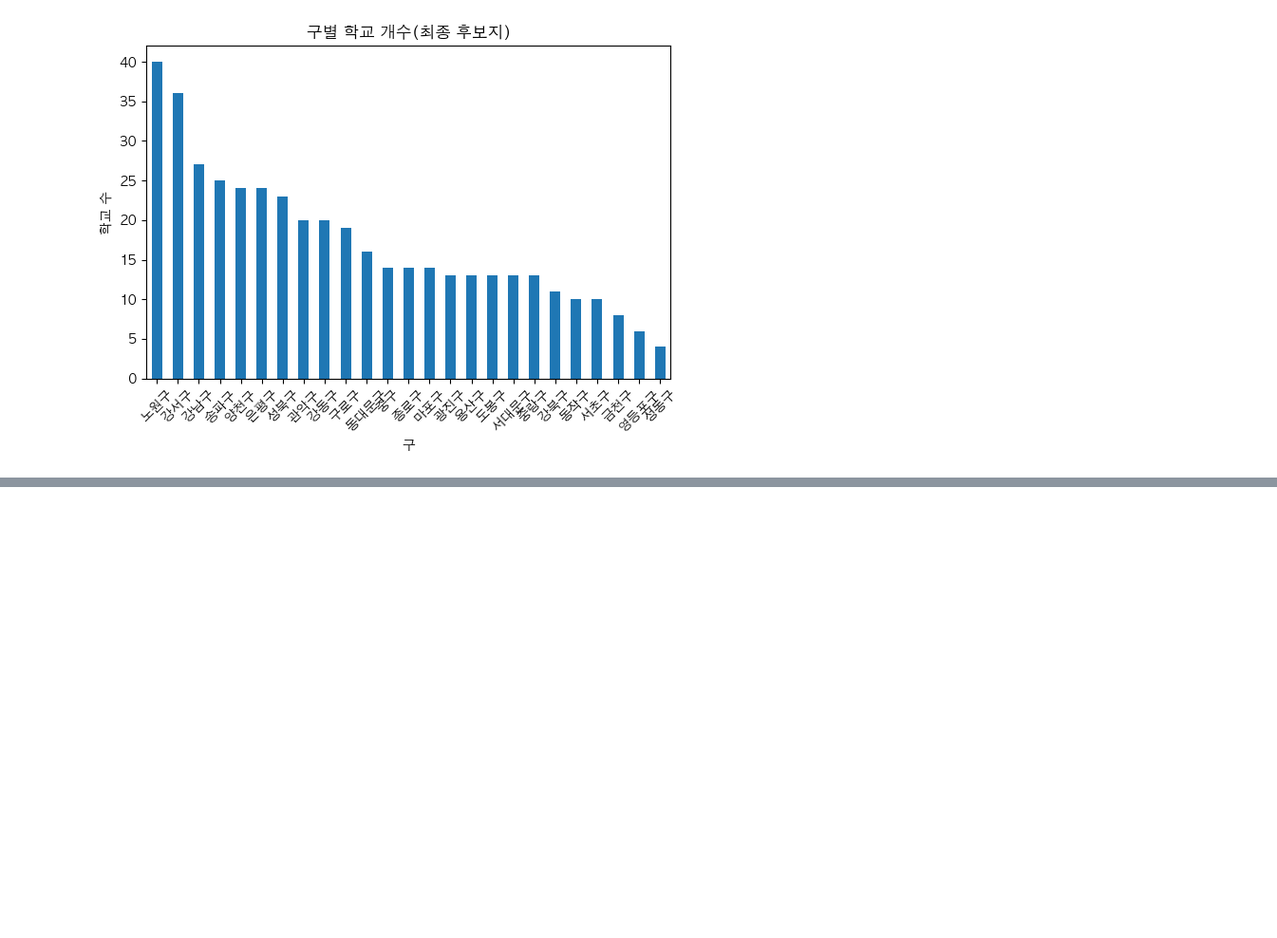
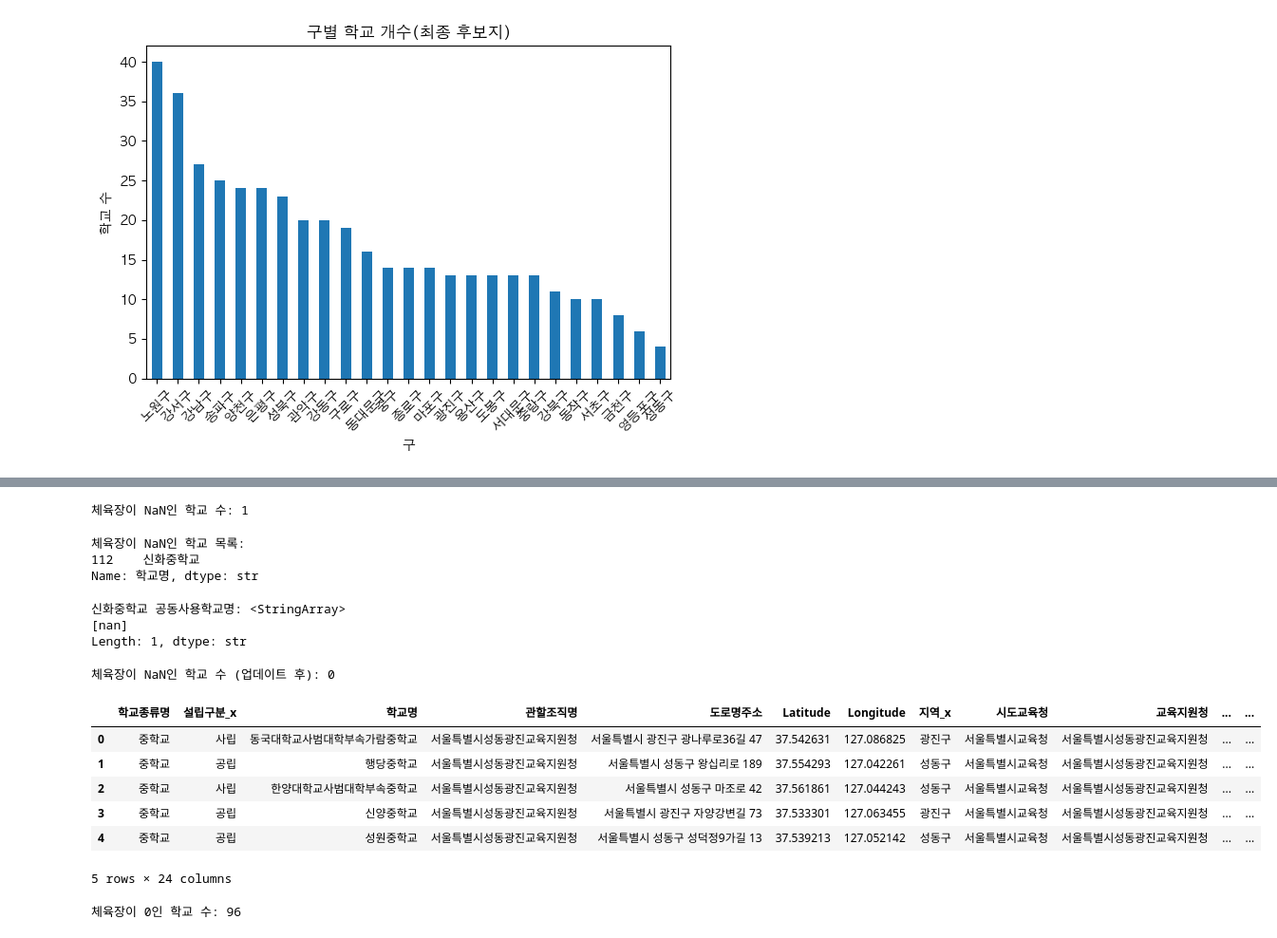
Before and after one commit to seoyeonx/lgl-mfc-location-project, a Jupyter notebook: MFC 후보지.ipynb, the cells around one changed output, grey strips where cells are left out. Shown at 95% size. Drawn from its saved outputs; the diff is of its cells as text; code cells hidden in the pictures; blank space fills up the shorter version.

```diff
--- a/MFC 후보지.ipynb
+++ b/MFC 후보지.ipynb
@@ -1055,0 +957,4 @@ m
+# %%
+# 2025년도_학교용지 현황 불러오기
+df_size_mid = pd.read_csv('data/2025년도_학교용지 현황(중)_서울특별시교육청.csv')
+df_size_high = pd.read_csv('data/2025년도_학교용지 현황(고)_서울특별시교육청.csv')
@@ -1055,0 +979,4 @@ m
+# %%
+# df_size_mid와 df_size_high 합치기
+df_size = pd.concat([df_size_mid, df_size_high], ignore_index=True)
+df_size.head()
@@ -1055,0 +990,4 @@ m
+# %%
+# final_candidates와 df_size를 학교명 기준으로 병합
+df_final = pd.merge(final_candidates, df_size, on='학교명', how='left')
+df_final.info()
@@ -1055,0 +1012,46 @@ m
+# %%
+# 체육장이 NaN인 학교 개수 확인
+num_gym_na = df_final['체육장'].isna().sum()
+print(f"체육장이 NaN인 학교 수: {num_gym_na}")
+# %% [output]
+체육장이 NaN인 학교 수: 1
+# %%
+# 체육장이 NaN인 학교 출력하기
+print("체육장이 NaN인 학교 목록:")
+print(df_final[df_final['체육장'].isna()]['학교명'])
+# %% [output]
+체육장이 NaN인 학교 목록:
+112    신화중학교
+Name: 학교명, dtype: str
+# %%
+# 신화중학교 공동사용학교명 확인
+shinwha_shared = df_final[df_final['학교명'] == '신화중학교']['공동사용학교명'].values
+print(f"신화중학교 공동사용학교명: {shinwha_shared}")
+# %% [output]
+신화중학교 공동사용학교명: <StringArray>
+[nan]
+Length: 1, dtype: str
+# %%
+# 신화중학교 체육장 크기는 법령으로 규정된 4,200㎡로 대체
+df_final.loc[df_final['학교명'] == '신화중학교', '체육장'] = 4200
+# 체육장이 NaN인 학교 개수 다시 확인
+num_gym_na_updated = df_final['체육장'].isna().sum()
+print(f"체육장이 NaN인 학교 수 (업데이트 후): {num_gym_na_updated}")
+# %% [output]
+체육장이 NaN인 학교 수 (업데이트 후): 0
+# %%
+df_final.head()
+# %% [output]
+|  | 학교종류명 | 설립구분_x | 학교명 | 관할조직명 | 도로명주소 | Latitude | Longitude | 지역_x | 시도교육청 | 교육지원청 | ... | ... |
+| 0 | 중학교 | 사립 | 동국대학교사범대학부속가람중학교 | 서울특별시성동광진교육지원청 | 서울특별시 광진구 광나루로36길 47 | 37.542631 | 127.086825 | 광진구 | 서울특별시교육청 | 서울특별시성동광진교육지원청 | ... | ... |
+| 1 | 중학교 | 공립 | 행당중학교 | 서울특별시성동광진교육지원청 | 서울특별시 성동구 왕십리로 189 | 37.554293 | 127.042261 | 성동구 | 서울특별시교육청 | 서울특별시성동광진교육지원청 | ... | ... |
+| 2 | 중학교 | 사립 | 한양대학교사범대학부속중학교 | 서울특별시성동광진교육지원청 | 서울특별시 성동구 마조로 42 | 37.561861 | 127.044243 | 성동구 | 서울특별시교육청 | 서울특별시성동광진교육지원청 | ... | ... |
+| 3 | 중학교 | 공립 | 신양중학교 | 서울특별시성동광진교육지원청 | 서울특별시 광진구 자양강변길 73 | 37.533301 | 127.063455 | 광진구 | 서울특별시교육청 | 서울특별시성동광진교육지원청 | ... | ... |
+| 4 | 중학교 | 공립 | 성원중학교 | 서울특별시성동광진교육지원청 | 서울특별시 성동구 성덕정9가길 13 | 37.539213 | 127.052142 | 성동구 | 서울특별시교육청 | 서울특별시성동광진교육지원청 | ... | ... |
+5 rows × 24 columns
+# %%
+# 체육장이 0인 학교 개수 확인
+num_gym_zero = df_final[df_final['체육장'] == 0].shape[0]
+print(f"체육장이 0인 학교 수: {num_gym_zero}")
+# %% [output]
+체육장이 0인 학교 수: 96
```
Also changed, not shown: parts of 26 cells of this notebook, 5 other files.
